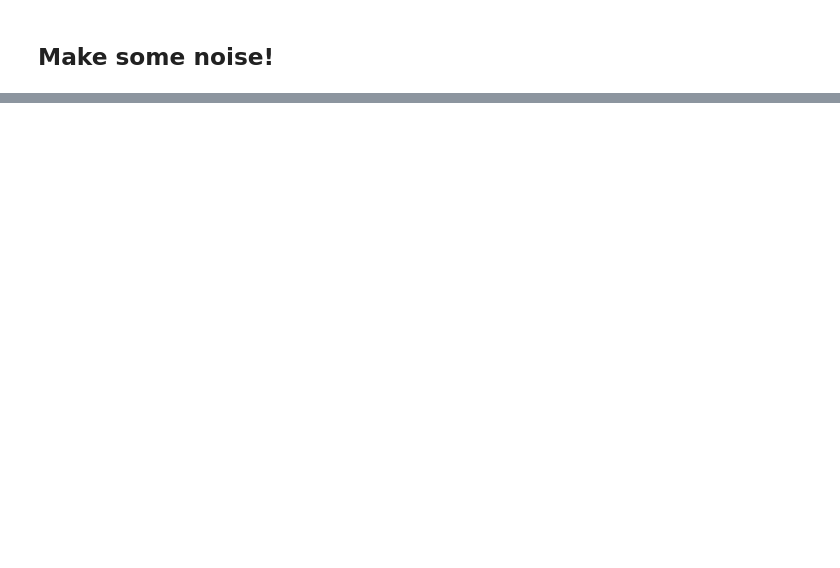
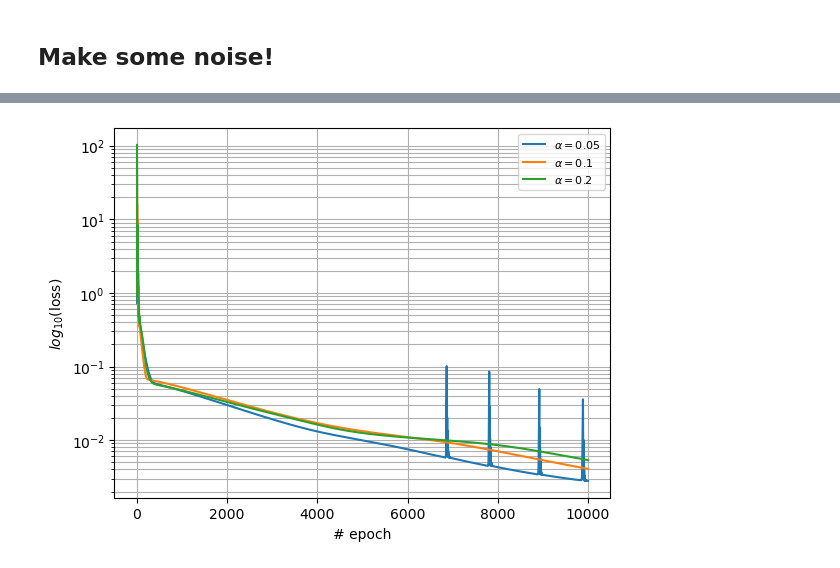
Before and after one commit to mvanzulli/Heat_Transfer_PINN, a Jupyter notebook: playground/Vanilla_PINN.ipynb, the cells around one changed output, grey strips where cells are left out. Cells and saved outputs as stored; diff of their text form; code cells hidden in the pictures; blank space fills up the shorter version.

```diff
--- a/playground/Vanilla_PINN.ipynb
+++ b/playground/Vanilla_PINN.ipynb
@@ -600,10 +507,10 @@ tensor([0.0022], requires_grad=True)
 x_u = X_real
 theta_real = Theta_real.to('cpu').detach().numpy()
 x_f = X_train_f.to('cpu').detach().numpy()
-theta_nn = pinn_LBFGS.forward(X_real).to('cpu').detach().numpy()
+theta_nn = pinn_LBFGS.forward(X_train_f).to('cpu').detach().numpy()
 
-# plt.cla()
-plt.plot(x_u, theta_nn, label = r'$\theta(x)_{nn}$')
+plt.cla()
+plt.plot(x_f, theta_nn, label = r'$\theta(x)_{nn}$')
 plt.scatter(x_u, theta_real, label = r'$\theta_{real}$', color = 'gold')
 
 plt.xlabel('$x*$')
@@ -728,16 +523,0 @@ plt.grid(True, which="both", ls="-")
-# %%
-# compute theta values
-x_u = X_real
-theta_real = Theta_real.to('cpu').detach().numpy()
-theta_noisy = Theta_noisy.to('cpu').detach().numpy()
-x_f = X_train_f.to('cpu').detach().numpy()
-theta_nn = pinn.forward(X_real).to('cpu').detach().numpy()
-
-# plt.cla()
-plt.plot(x_u, theta_nn, label = r'$\theta(x)_{nn}$')
-plt.scatter(x_u, theta_real, label = r'$\theta_{real}$', color = 'gold')
-plt.scatter(x_u, theta_noisy, label = r'$\theta_{noisy}$', color = 'red')
-
-plt.xlabel('$x*$')
-plt.ylabel(r'$\theta$')
-plt.legend(loc='upper left', prop={'size': 10})
@@ -750,0 +524,2 @@ plt.legend(loc='upper left', prop={'size': 10})
+# %%
+alpha = [0.05, 0.1, 0.2 ]
@@ -750,0 +597,14 @@ plt.legend(loc='upper left', prop={'size': 10})
+# %%
+# Plot every row of loss_evol
+plt.cla()
+for i in range(len(alpha)):
+    plt.plot(loss_evol[i,:], label = r'$\alpha = $' + str(alpha[i]))
+plt.legend(loc='upper right', prop={'size': 8})
+plt.xlabel('# epoch')
+plt.yscale('log')
+plt.ylabel(r'$log_{10}$(loss)')
+plt.grid(True, which="both", ls="-")
+# plt.savefig('part1_outputs/figures/loss_vs_nepoch_without_norm.png')
+plt.show()
+# %% [output]
+[figure, added]
```
Also changed, not shown: parts of 28 cells of this notebook, 25 other files.
